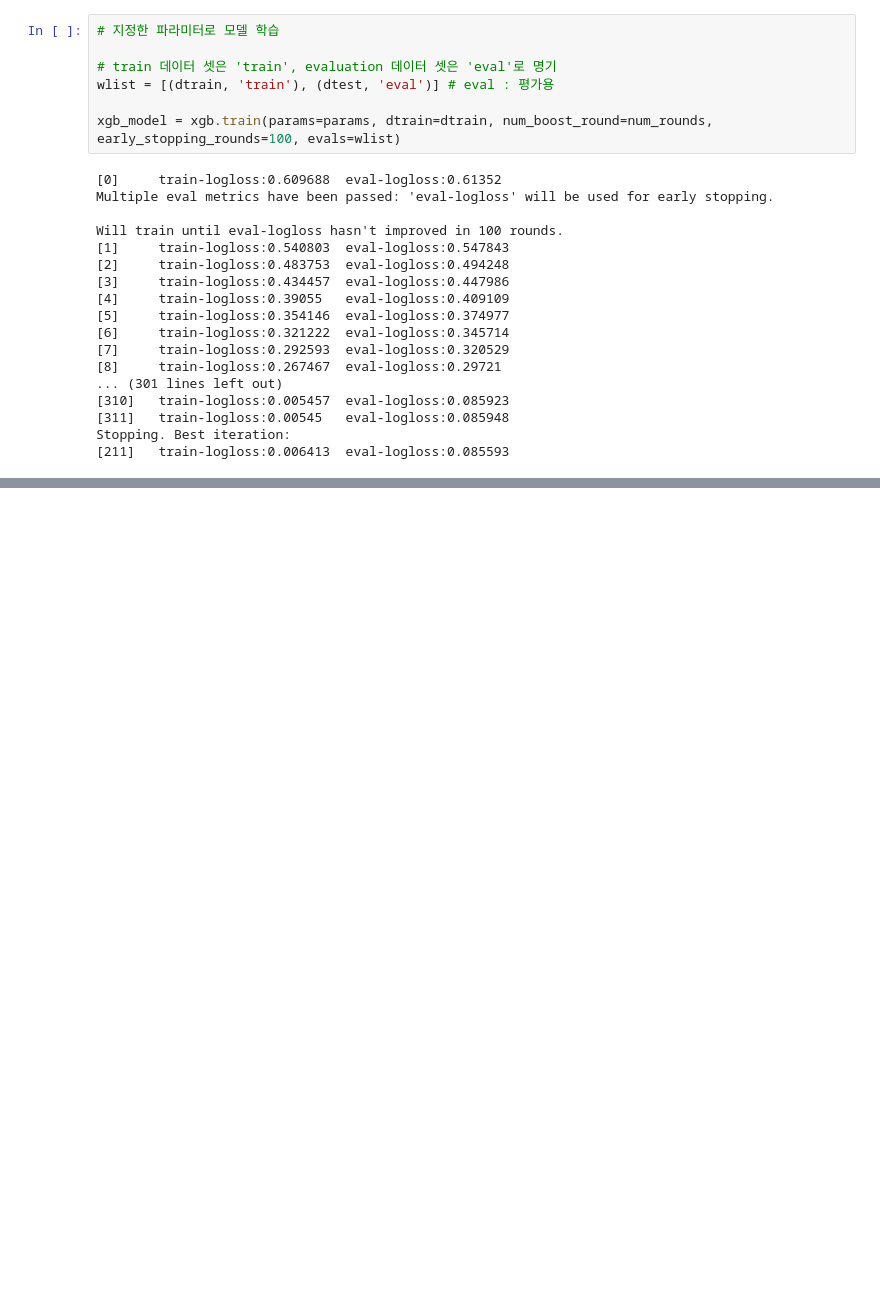
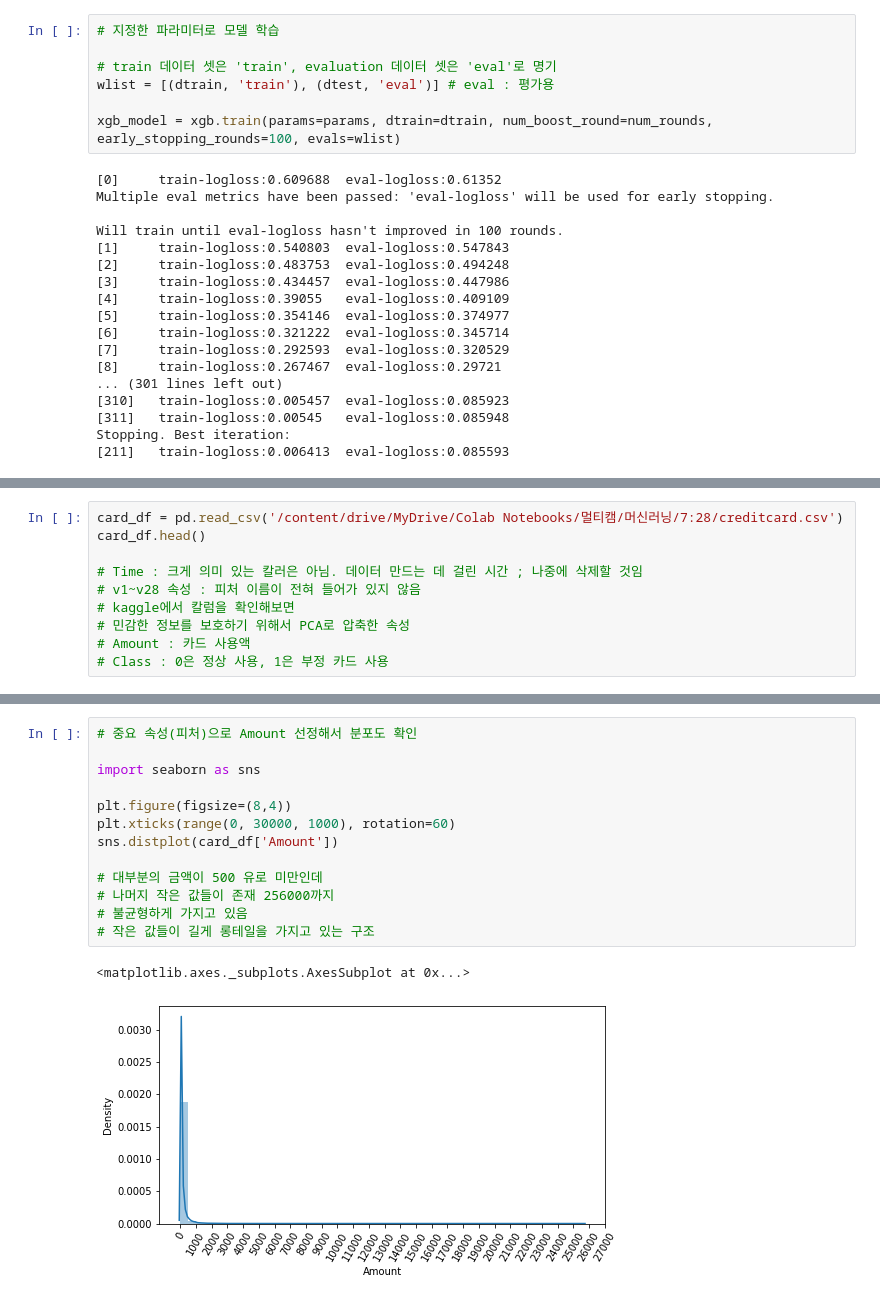
Before and after one commit to cabbi120101/TIL, a Jupyter notebook: ML/자습ML.ipynb, the cells around one changed output, grey strips where cells are left out. Drawn from its saved outputs; the diff is of its cells as text; blank space fills up the shorter version.

```diff
--- a/ML/자습ML.ipynb
+++ b/ML/자습ML.ipynb
@@ -1684,0 +1694,10 @@ Stopping. Best iteration:
+# %%
+card_df = pd.read_csv('/content/drive/MyDrive/Colab Notebooks/멀티캠/머신러닝/7:28/creditcard.csv')
+card_df.head()
+
+# Time : 크게 의미 있는 칼러은 아님. 데이터 만드는 데 걸린 시간 ; 나중에 삭제할 것임
+# v1~v28 속성 : 피처 이름이 전혀 들어가 있지 않음
+# kaggle에서 칼럼을 확인해보면
+# 민감한 정보를 보호하기 위해서 PCA로 압축한 속성
+# Amount : 카드 사용액
+# Class : 0은 정상 사용, 1은 부정 카드 사용
@@ -1684,0 +1835,16 @@ Stopping. Best iteration:
+# %%
+# 중요 속성(피처)으로 Amount 선정해서 분포도 확인
+
+import seaborn as sns
+
+plt.figure(figsize=(8,4))
+plt.xticks(range(0, 30000, 1000), rotation=60)
+sns.distplot(card_df['Amount'])
+
+# 대부분의 금액이 500 유로 미만인데
+# 나머지 작은 값들이 존재 256000까지
+# 불균형하게 가지고 있음
+# 작은 값들이 길게 롱테일을 가지고 있는 구조
+# %% [output]
+<matplotlib.axes._subplots.AxesSubplot at 0x...>
+[figure, added]
```
Also changed, not shown: parts of 47 cells of this notebook.
